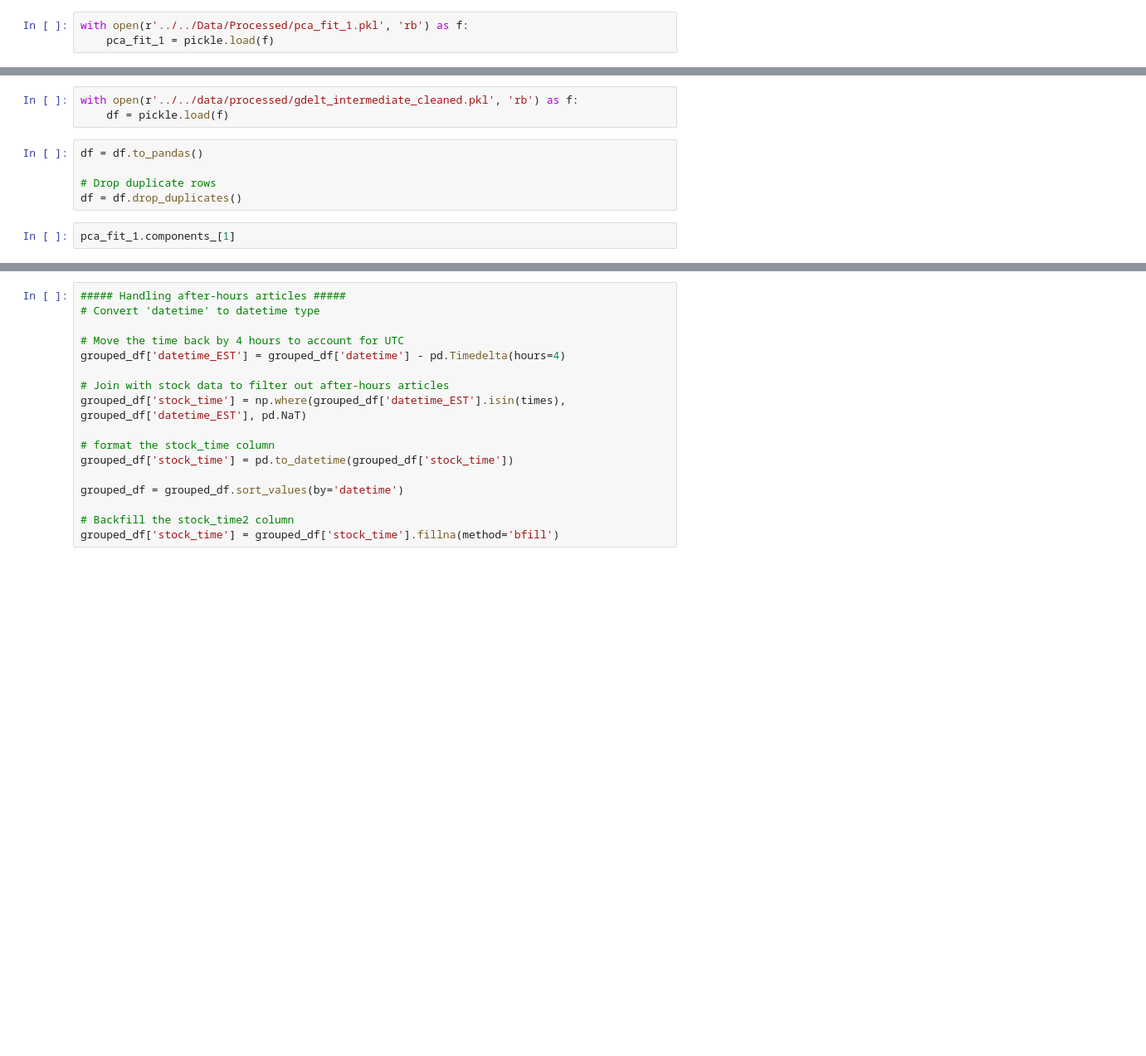
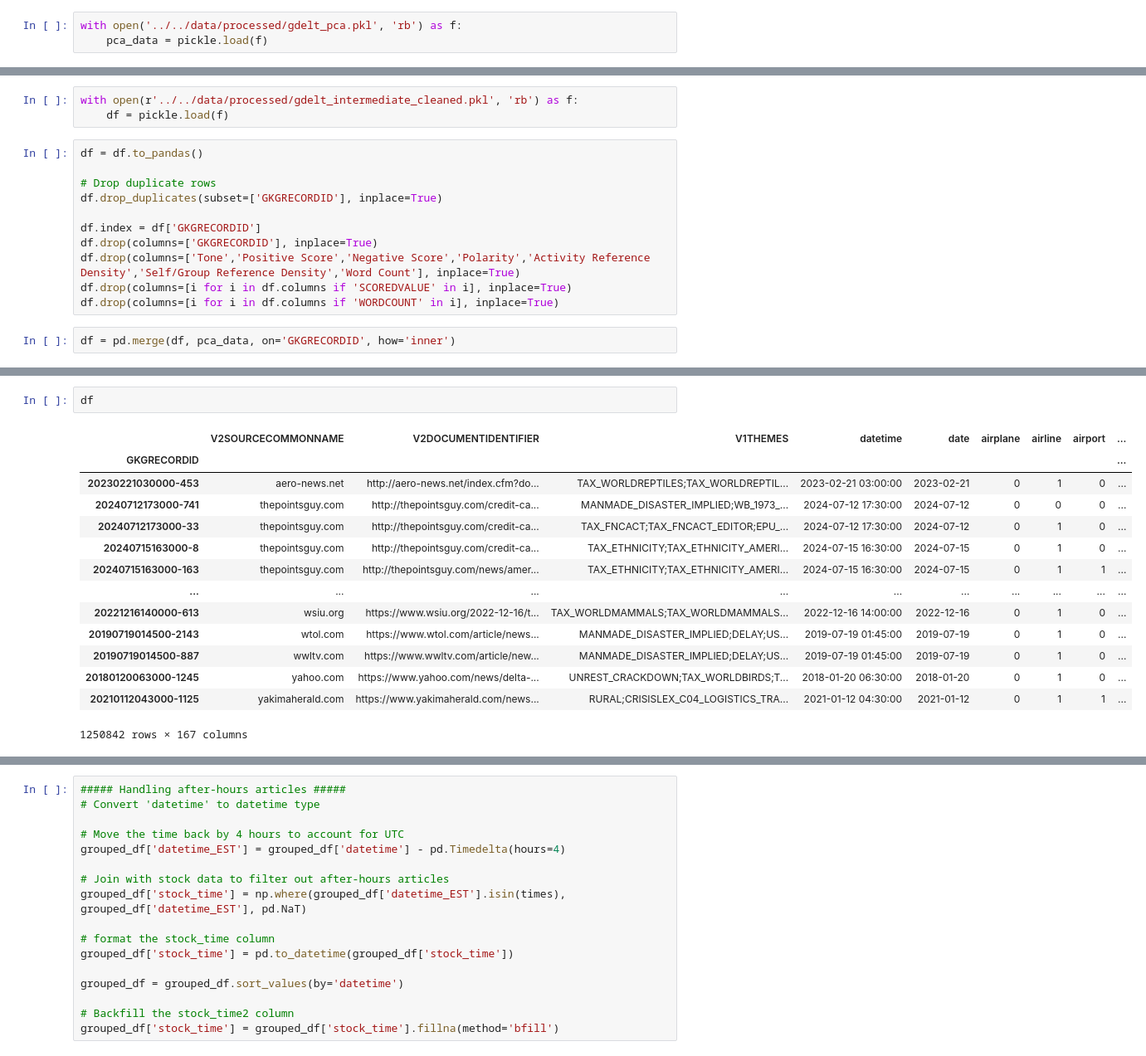
Before and after one commit to svanomm/sentiment-volume-forecasting, a Jupyter notebook: Scripts/01 GDELT Data/04 Cleaning GDELT Data (part 2).ipynb, the cells around one changed output, grey strips where cells are left out. Shown at 83% size. Drawn from its saved outputs; the diff is of its cells as text; blank space fills up the shorter version.

```diff
--- a/Scripts/01 GDELT Data/04 Cleaning GDELT Data (part 2).ipynb
+++ b/Scripts/01 GDELT Data/04 Cleaning GDELT Data (part 2).ipynb
@@ -7,8 +7,8 @@ import matplotlib.pyplot as plt
 from sklearn.preprocessing import RobustScaler, QuantileTransformer
 warnings.filterwarnings('ignore')
 # %%
-with open(r'../../Data/Processed/pca_fit_1.pkl', 'rb') as f:
-    pca_fit_1 = pickle.load(f)
+with open('../../data/processed/gdelt_pca.pkl', 'rb') as f:
+    pca_data = pickle.load(f)
 # %%
 # Determine which times to keep based on the stock data
 with open(r"../../Data/Processed/stock_data_simple.pkl", 'rb') as f:
@@ -21,6 +21,12 @@ with open(r'../../data/processed/gdelt_intermediate_cleaned.pkl', 'rb') as f:
 df = df.to_pandas()
 
 # Drop duplicate rows
-df = df.drop_duplicates()
+df.drop_duplicates(subset=['GKGRECORDID'], inplace=True)
+
+df.index = df['GKGRECORDID']
+df.drop(columns=['GKGRECORDID'], inplace=True)
+df.drop(columns=['Tone','Positive Score','Negative Score','Polarity','Activity Reference Density','Self/Group Reference Density','Word Count'], inplace=True)
+df.drop(columns=[i for i in df.columns if 'SCOREDVALUE' in i], inplace=True)
+df.drop(columns=[i for i in df.columns if 'WORDCOUNT' in i], inplace=True)
 # %%
-pca_fit_1.components_[1]
+df = pd.merge(df, pca_data, on='GKGRECORDID', how='inner')
@@ -49,3 +53,20 @@ for i in range(len(pca_fit_1.components_)):
+# %%
+df
+# %% [output]
+|  | V2SOURCECOMMONNAME | V2DOCUMENTIDENTIFIER | V1THEMES | datetime | date | airplane | airline | airport | ... |
+| GKGRECORDID |  |  |  |  |  |  |  |  | ... |
+| 20230221030000-453 | aero-news.net | http://aero-news.net/index.cfm?do... | TAX_WORLDREPTILES;TAX_WORLDREPTIL... | 2023-02-21 03:00:00 | 2023-02-21 | 0 | 1 | 0 | ... |
+| 20240712173000-741 | thepointsguy.com | http://thepointsguy.com/credit-ca... | MANMADE_DISASTER_IMPLIED;WB_1973_... | 2024-07-12 17:30:00 | 2024-07-12 | 0 | 0 | 0 | ... |
+| 20240712173000-33 | thepointsguy.com | http://thepointsguy.com/credit-ca... | TAX_FNCACT;TAX_FNCACT_EDITOR;EPU_... | 2024-07-12 17:30:00 | 2024-07-12 | 0 | 1 | 0 | ... |
+| 20240715163000-8 | thepointsguy.com | http://thepointsguy.com/credit-ca... | TAX_ETHNICITY;TAX_ETHNICITY_AMERI... | 2024-07-15 16:30:00 | 2024-07-15 | 0 | 1 | 0 | ... |
+| 20240715163000-163 | thepointsguy.com | http://thepointsguy.com/news/amer... | TAX_ETHNICITY;TAX_ETHNICITY_AMERI... | 2024-07-15 16:30:00 | 2024-07-15 | 0 | 1 | 1 | ... |
+| ... | ... | ... | ... | ... | ... | ... | ... | ... | ... |
+| 20221216140000-613 | wsiu.org | https://www.wsiu.org/2022-12-16/t... | TAX_WORLDMAMMALS;TAX_WORLDMAMMALS... | 2022-12-16 14:00:00 | 2022-12-16 | 0 | 1 | 0 | ... |
+| 20190719014500-2143 | wtol.com | https://www.wtol.com/article/news... | MANMADE_DISASTER_IMPLIED;DELAY;US... | 2019-07-19 01:45:00 | 2019-07-19 | 0 | 1 | 0 | ... |
+| 20190719014500-887 | wwltv.com | https://www.wwltv.com/article/new... | MANMADE_DISASTER_IMPLIED;DELAY;US... | 2019-07-19 01:45:00 | 2019-07-19 | 0 | 1 | 0 | ... |
+| 20180120063000-1245 | yahoo.com | https://www.yahoo.com/news/delta-... | UNREST_CRACKDOWN;TAX_WORLDBIRDS;T... | 2018-01-20 06:30:00 | 2018-01-20 | 0 | 1 | 0 | ... |
+| 20210112043000-1125 | yakimaherald.com | https://www.yakimaherald.com/news... | RURAL;CRISISLEX_C04_LOGISTICS_TRA... | 2021-01-12 04:30:00 | 2021-01-12 | 0 | 1 | 1 | ... |
+1250842 rows × 167 columns
 # %%
 # Create topic-specific metrics columns
 df['Article Count'] = 1
```
Also changed, not shown: parts of 11 cells of this notebook, 4 other files.
